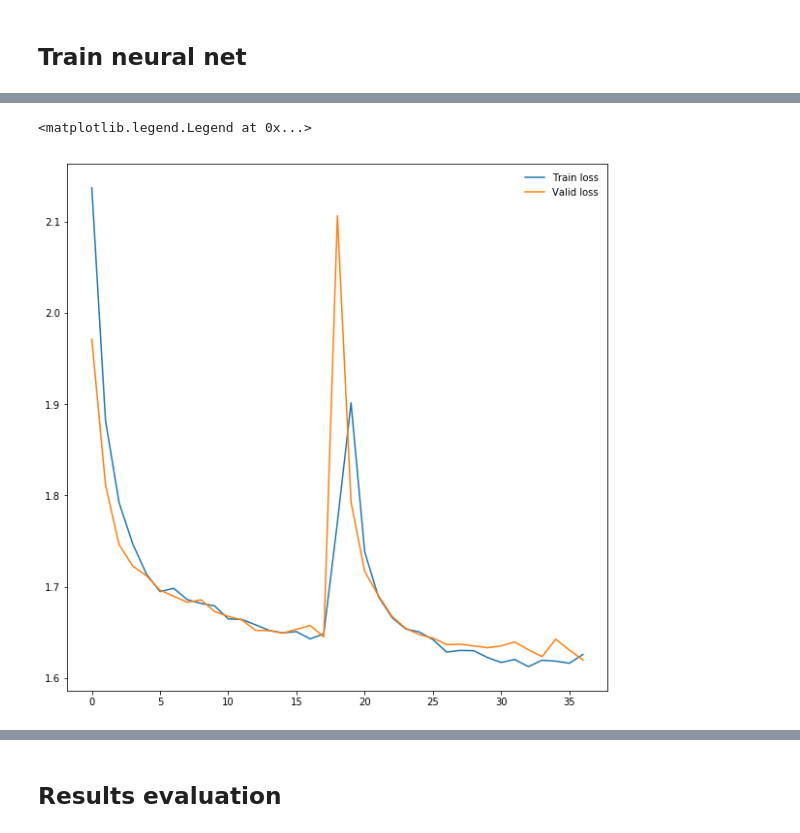
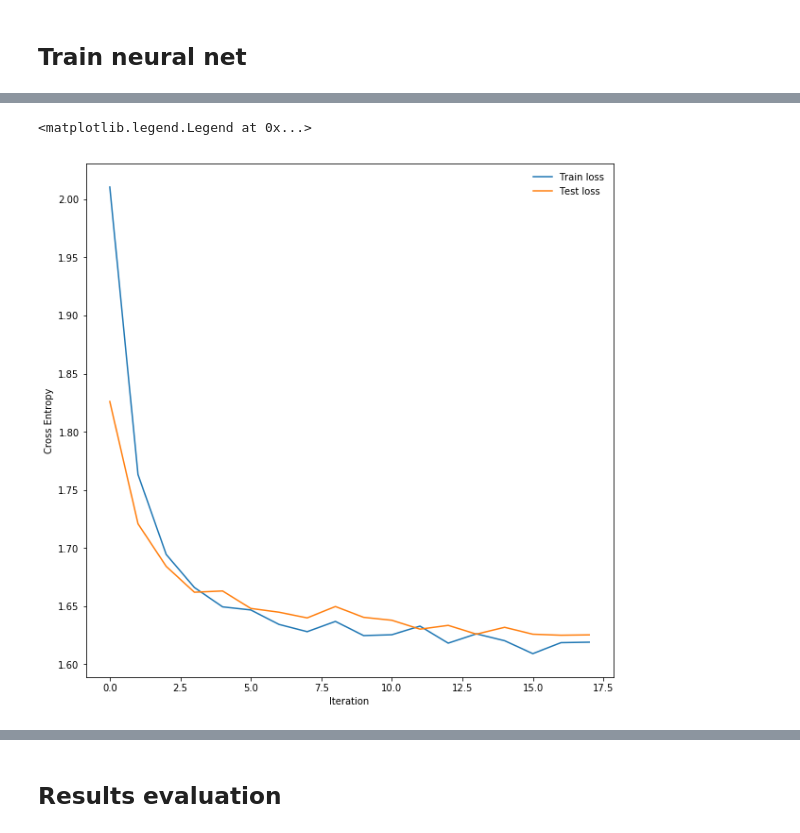
Before and after one commit to mlcollege/image-processing-v2, a Jupyter notebook: notebooks/pytorch_version/3_feed_forward_neural_network.ipynb, the cells around one changed output, grey strips where cells are left out. Cells and saved outputs as stored; diff of their text form; code cells hidden in the pictures.

```diff
--- a/notebooks/pytorch_version/3_feed_forward_neural_network.ipynb
+++ b/notebooks/pytorch_version/3_feed_forward_neural_network.ipynb
@@ -31,7 +29,7 @@ train_dataset = FashionMNIST('fm_data/', download=True, train=True, transform=tr
 train_loader = DataLoader(train_dataset, batch_size=64, shuffle=True)
 
 test_dataset = FashionMNIST('fm_data/', download=True, train=False, transform=transformations, target_transform=None)
-test_loader = torch.utils.data.DataLoader(test_dataset, batch_size=64, shuffle=True)
+test_loader = torch.utils.data.DataLoader(test_dataset, batch_size=64, shuffle=False)
 # %%
 train_dataset[0]
 # %% [output]
@@ -108,6 +127,8 @@ FeedForwardNeuralNet(
 # %%
 images, labels = next(iter(test_loader))
 # %%
+feed_forward_neural_net.eval()
 predictions = feed_forward_neural_net(images)
+feed_forward_neural_net.train()
 predictions[:4]
 # %% [output]
@@ -136,14 +171,13 @@ from collections import deque
 import numpy as np
 import matplotlib.pyplot as plt
 # %%
-def validation(feed_forward_neural_net, loss_fce, test_loader):
+def get_test_acc_and_loss(feed_forward_neural_net, loss_fce, test_loader):
     accuracy = 0
     loss = 0
 
     feed_forward_neural_net.eval()
     for images, labels in test_loader:
         predictions = feed_forward_neural_net(images)
-
         accuracy += (predictions.argmax(dim=1) == labels).type(torch.FloatTensor).mean().item()
         loss += loss_fce(predictions, labels).item()
 
@@ -177,14 +212,14 @@ for epoch in range(epochs):
         loss.backward()
         optimizer.step()
 
-        # Save batch loss.
         train_leak_loss.append(loss.item())
+
         # In case we should report, lets make validation on test set.
         if batch_iteration % report_period == 0:
             feed_forward_neural_net.eval()
             # We don't want to collect info for gradients from here.
             with torch.no_grad():
-                test_accuracy, test_loss = validation(feed_forward_neural_net, loss_fce, test_loader)
+                test_accuracy, test_loss = get_test_acc_and_loss(feed_forward_neural_net, loss_fce, test_loader)
 
             print(f'Epoch: {epoch+1}/{epochs}.. ',
                   f"Train Loss: {round(np.mean(train_leak_loss), 2)}.. ",
@@ -219,11 +253,14 @@ Epoch: 2/2..  Train Loss: 1.63..  Test Loss: 1.62..  Test Acc: 84.72%
 # %%
 fig = plt.figure(figsize=(10, 10))
+ax = plt.gca()
+ax.set_xlabel('Iteration')
+ax.set_ylabel('Cross Entropy')
 plt.plot(train_loss_history, label='Train loss')
-plt.plot(test_loss_history, label='Valid loss')
+plt.plot(test_loss_history, label='Test loss')
 plt.legend(frameon=False)
 # %% [output]
 <matplotlib.legend.Legend at 0x...>
-[figure, old version]
+[figure, new version]
 # %%
 fig = plt.figure(figsize=(10, 10))
 plt.plot(test_acc_history, label='Test acc')
```
Also changed, not shown: parts of 28 cells of this notebook.
